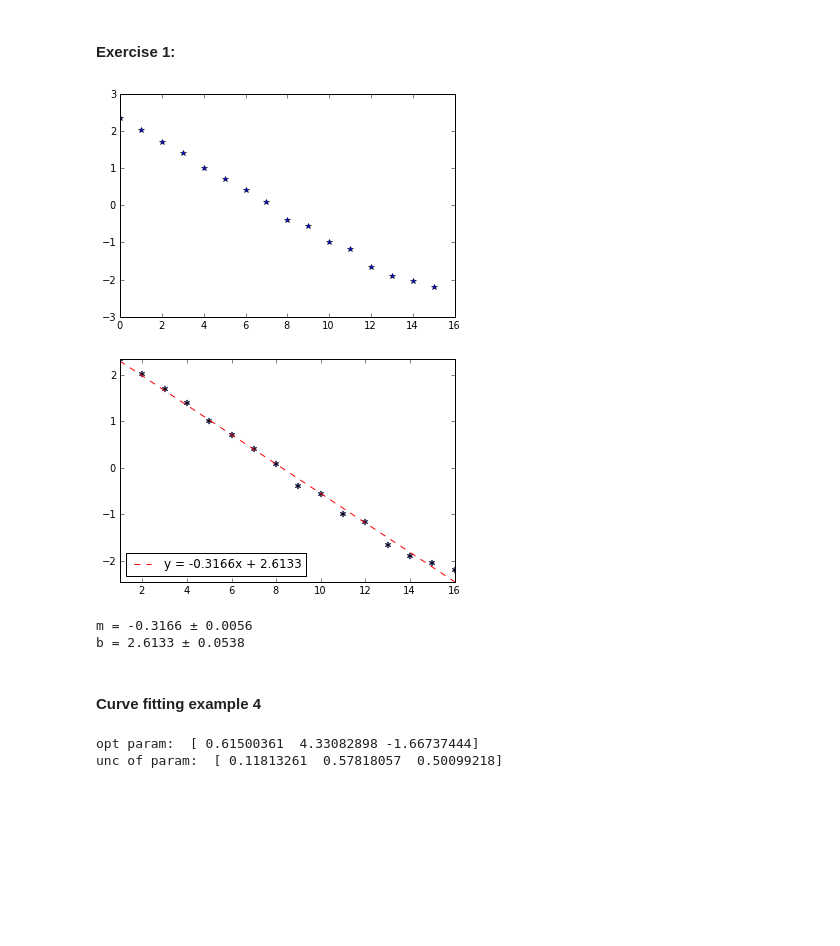
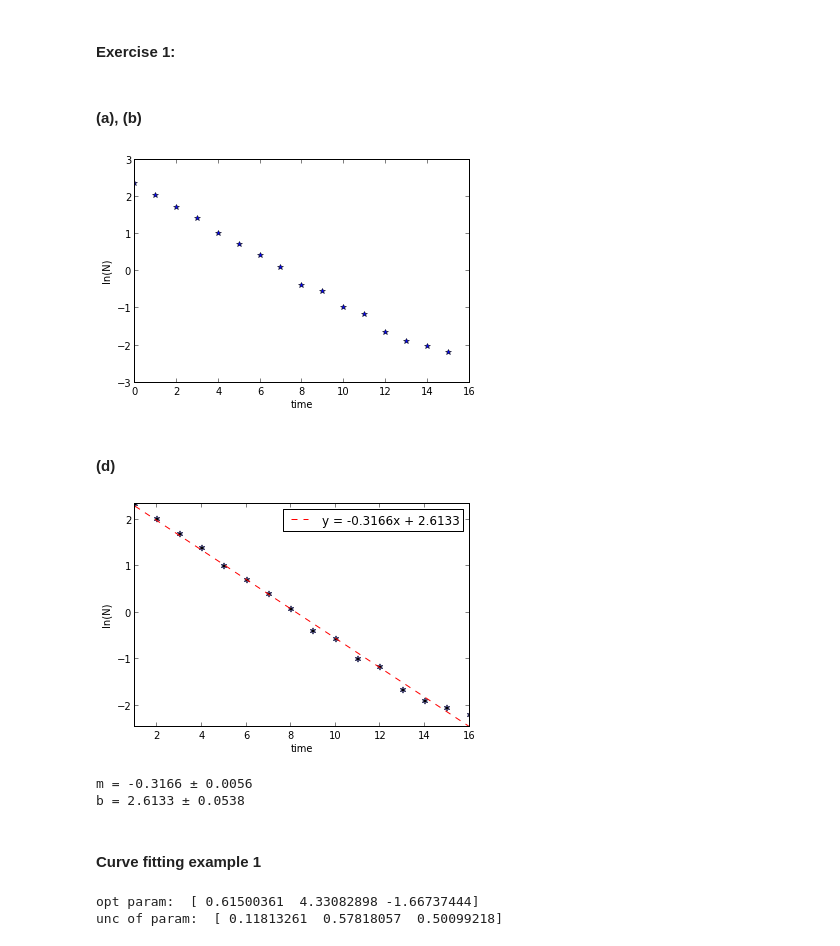
Before and after one commit to jvanatta/particle-tracks, a Jupyter notebook: week10/tuesCurveFit.ipynb, the cells around one changed output. Cells and saved outputs as stored; diff of their text form; code cells hidden in the pictures; blank space fills up the shorter version.

```diff
--- a/week10/tuesCurveFit.ipynb
+++ b/week10/tuesCurveFit.ipynb
@@ -1,12 +1,18 @@
 # %% [markdown]
 #### Exercise 1:
+# %% [markdown]
+#### (a), (b)
 # %%
 x, y = loadtxt('radioactivedecay.dat', unpack=True, usecols=(0,1))
 
 plot(x, log(y), 'b', marker = '*', linestyle = "")
+xlabel("time")
+ylabel("ln(N)")
 show()
 # %% [output]
-[figure, old version]
+[figure, new version]
+# %% [markdown]
+#### (d)
 # %%
 from CurveFitting import *
 import numpy as np
@@ -14,21 +20,23 @@ m, b, merr, berr = LinearLeastSquaresFit(x+1, log(y))
 # %%
 lab = "y = %.4fx + %.4f" % (m,b)
 
 plot(x+1, log(y), 'b', marker = '$*$', linestyle = "")
 
 plot(x+1, (x+1)*m + b, 'r', linestyle = "--", label = lab)
-legend(loc='lower left')
+legend(loc='upper right')
 axis("tight")
+xlabel("time")
+ylabel("ln(N)")
 show()
 
 print "m = %.4f ± %.4f" % (m,merr)
 print "b = %.4f ± %.4f" % (b,berr)
 # %% [output]
-[figure, old version]
+[figure, new version]
 m = -0.3166 ± 0.0056
 b = 2.6133 ± 0.0538
 # %% [markdown]
-#### Curve fitting example 4
+#### Curve fitting example 1
 # %%
 from scipy.optimize import curve_fit
 def func(x,a,b,c):
```
Also changed, not shown: parts of 8 cells of this notebook, 2 other files.
